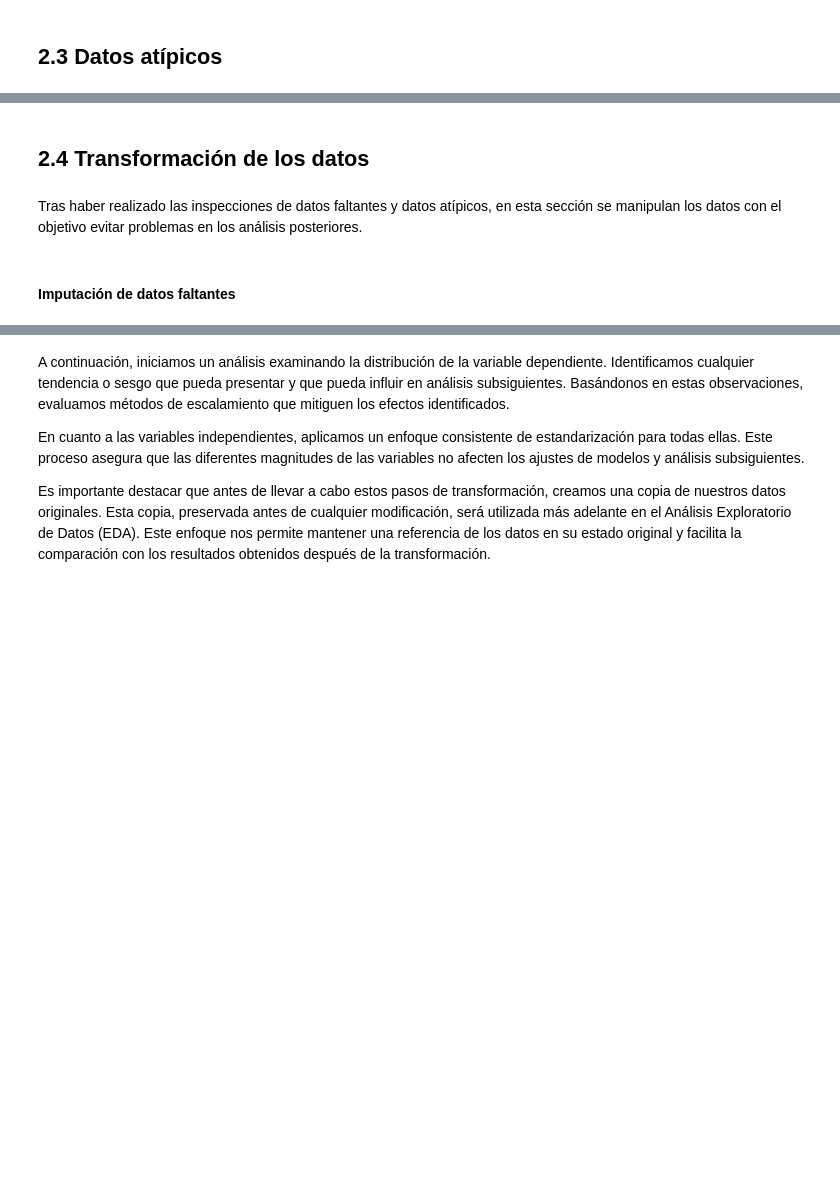
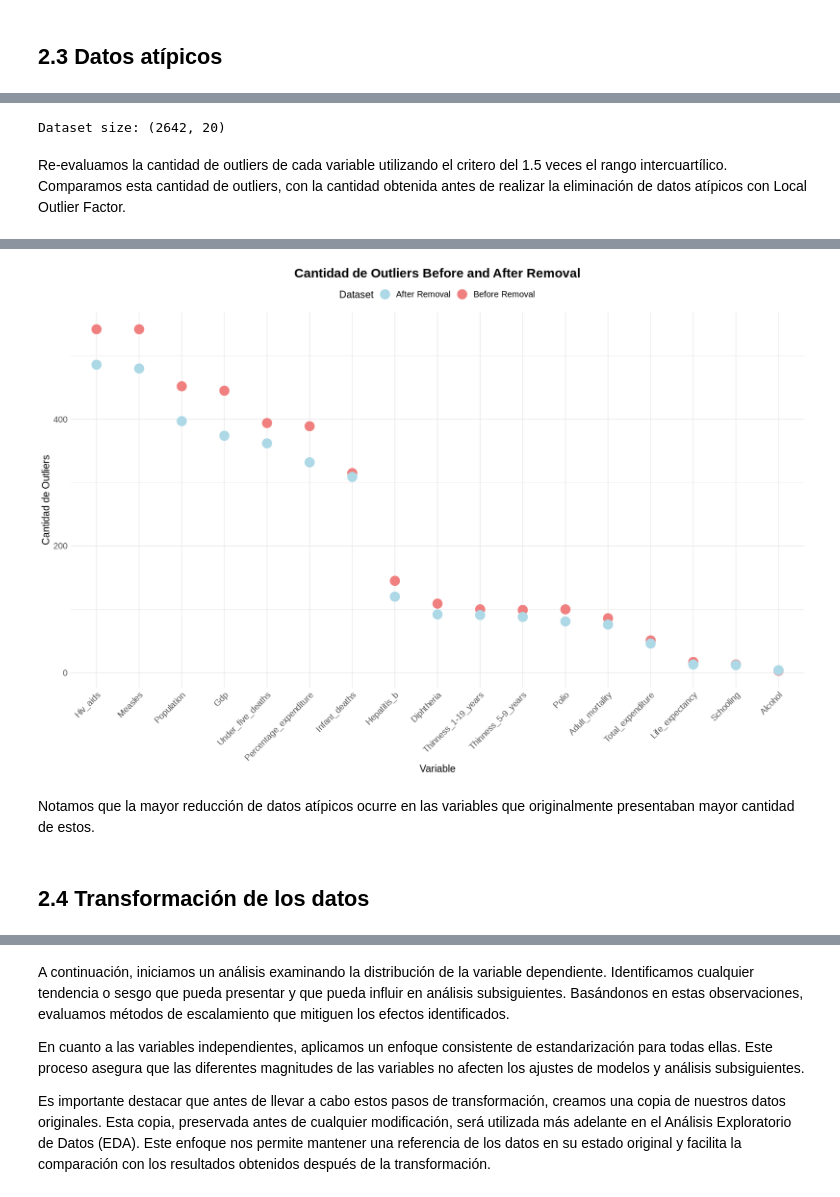
Before and after one commit to josemal98/Proyecto_R_BEDU, a Jupyter notebook: Notebook/Life_expectancy_project.ipynb, the cells around one changed output, grey strips where cells are left out. Saved outputs shown, nothing was run; the diff lists cells and outputs as text; code cells hidden in the pictures; blank space fills up the shorter version.

```diff
--- a/Notebook/Life_expectancy_project.ipynb
+++ b/Notebook/Life_expectancy_project.ipynb
@@ -206,13 +248,13 @@ df <- subset(df, select = -c(Country, Year))
 ## 2.2 Datos faltantes
 # %%
 # Calcular el número de filas con valores faltantes
-missing.rows = dim(df)[1] - dim(na.omit(df))[1]
+missing.rows = dim(df_rename)[1] - dim(na.omit(df_rename))[1]
 
 # Imprimir solo el número de filas del conjunto de datos, seguido por "(100%)"
-cat("Dataset rows:", dim(df)[1], "(100%)\n")
+cat("Dataset rows:", dim(df_rename)[1], "(100%)\n")
 
 # Imprimir el número de filas faltantes y el porcentaje correspondiente sin espacios
-cat("Missing rows: ", missing.rows, " (", round((missing.rows*100)/dim(df)[1], 2), "%)\n", sep="")
+cat("Missing rows: ", missing.rows, " (", round((missing.rows*100)/dim(df_rename)[1], 2), "%)\n", sep="")
 # %% [output]
 Dataset rows: 2938 (100%)
 Missing rows: 1289 (43.87%)
@@ -220,7 +262,7 @@ Missing rows: 1289 (43.87%)
 # Crear un data frame para la gráfica
 bar_data <- data.frame(
   type = c("Con datos faltantes", "Sin datos faltantes"),
-  count = c(missing.rows, dim(na.omit(df))[1])
+  count = c(missing.rows, dim(na.omit(df_rename))[1])
 )
 
 # Crear la gráfica de barras
@@ -382,0 +483,7 @@ par(mfrow = c(1, 1), mar = c(5, 4, 4, 2) + 0.1)
+# %%
+# Dimensiones del nuevo DataFrame
+cat("Dataset size: (",toString(dim(df_clean)),")",sep="")
+# %% [output]
+Dataset size: (2642, 20)
+# %% [markdown]
+Re-evaluamos la cantidad de outliers de cada variable utilizando el critero del 1.5 veces el rango intercuartílico. Comparamos esta cantidad de outliers, con la cantidad obtenida antes de realizar la eliminación de datos atípicos con Local Outlier Factor.
@@ -382,0 +544,58 @@ par(mfrow = c(1, 1), mar = c(5, 4, 4, 2) + 0.1)
+# %%
+library(tidyr)
+
+# Función para calcular outliers_count con el criterio de 1.5 veces el rango intercuartílico
+calculate_outliers_count <- function(data) {
+  outliers_count_df <- data %>%
+    summarise(across(everything(), ~ sum(boxplot.stats(.)$out > 1.5 * IQR(.)))) %>%
+    pivot_longer(cols = everything(), names_to = "variable", values_to = "outliers_count") %>%
+    filter(outliers_count > 0)
+  return(outliers_count_df)
+}
+
+# Calcular outliers_count_df_rename
+outliers_count_df_rename <- calculate_outliers_count(df_rename)
+
+# Calcular outliers_count_df_clean
+outliers_count_df_clean <- calculate_outliers_count(df_clean)
+
+# Filtrar variables numéricas con outliers
+numerical_columns_rename <- outliers_count_df_rename$variable
+numerical_columns_clean <- outliers_count_df_clean$variable
+
+# Filtrar las variables en outliers_count_df_rename y outliers_count_df_clean que coincidan con las numéricas
+outliers_count_rename <- outliers_count_df_rename %>%
+  filter(variable %in% numerical_columns_rename)
+
+outliers_count_clean <- outliers_count_df_clean %>%
+  filter(variable %in% numerical_columns_clean)
+
+# Combinar los dos dataframes
+combined_df <- bind_rows(
+  mutate(outliers_count_rename, Dataset = "Before Removal"),
+  mutate(outliers_count_clean, Dataset = "After Removal")
+)
+
+# Ajustar el tamaño de los puntos
+point_size <- 6
+
+# Graficar scatter plot de la cantidad de outliers antes y después
+ggplot(combined_df, aes(x = reorder(variable, -outliers_count), y = outliers_count, color = Dataset)) +
+  geom_point(size = point_size) +
+  labs(title = "Cantidad de Outliers Before and After Removal",
+       x = "Variable",
+       y = "Cantidad de Outliers") +
+  scale_color_manual(values = c("Before Removal" = "lightcoral", "After Removal" = "lightblue")) +
+  theme_minimal() +
+  theme(
+    plot.title = element_text(size = 18, hjust = 0.5, face = "bold"),
+    axis.title = element_text(size = 14),
+    axis.text = element_text(size = 12),
+    axis.text.x = element_text(angle = 45, hjust = 1),  # Rotar nombres del eje x
+    legend.position = "top",
+    legend.title = element_text(size = 14),
+    legend.text = element_text(size = 12),
+    #panel.grid = element_blank(),  # Eliminar el grid del fondo
+    axis.ticks.y = element_blank()  # Eliminar las marcas de los ticks en el eje y
+  )
+# %% [output]
@@ -383,6 +618,5 @@ par(mfrow = c(1, 1), mar = c(5, 4, 4, 2) + 0.1)
+[figure, added]
+# %% [markdown]
+Notamos que la mayor reducción de datos atípicos ocurre en las variables que originalmente presentaban mayor cantidad de estos.
 # %% [markdown]
 ## 2.4 Transformación de los datos
-# %% [markdown]
-Tras haber realizado las inspecciones de datos faltantes y datos atípicos, en esta sección se manipulan los datos con el objetivo evitar problemas en los análisis posteriores.
-# %% [markdown]
-#### Imputación de datos faltantes
```
Also changed, not shown: parts of 45 cells of this notebook.
